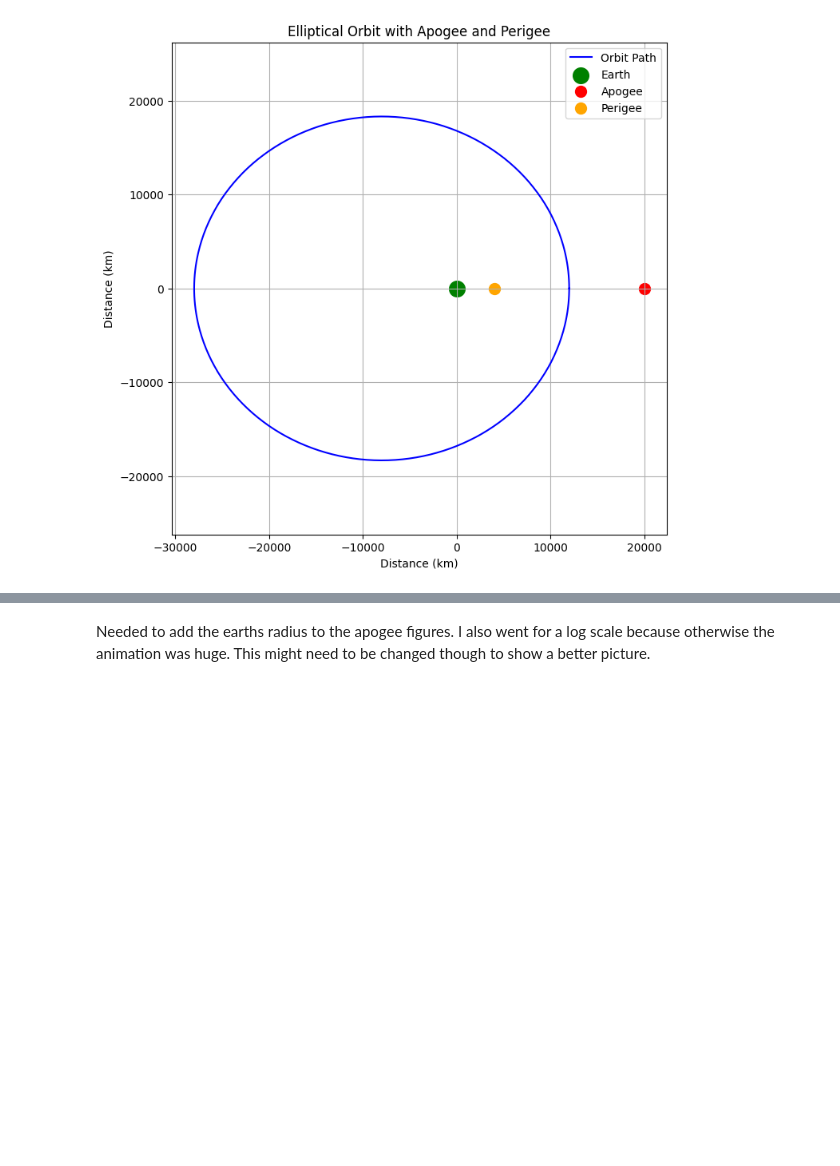
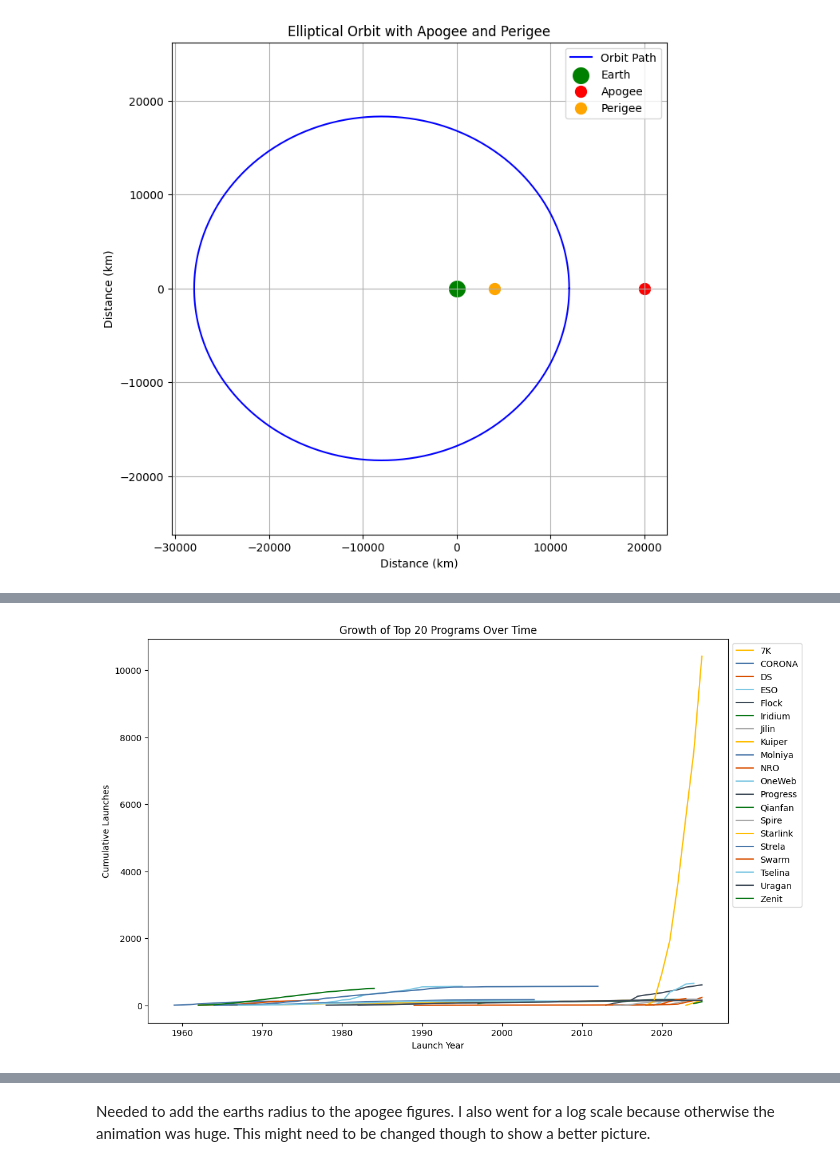
Before and after one commit to daemonchild/cardiffmet-dat5001-visualisation-of-data, a Jupyter notebook: assessment/python/2-dat5001-st20285213-tomrowan-pres1-create-graphs-experiments.ipynb, the cells around one changed output, grey strips where cells are left out. Cells and saved outputs as stored; diff of their text form; code cells hidden in the pictures; blank space fills up the shorter version.

```diff
--- a/assessment/python/2-dat5001-st20285213-tomrowan-pres1-create-graphs-experiments.ipynb
+++ b/assessment/python/2-dat5001-st20285213-tomrowan-pres1-create-graphs-experiments.ipynb
@@ -429,0 +430,38 @@ plt.show()
+# %%
+program_counts = (
+    sdf.groupby(["Program Root", "Launch Year"])
+    .size()
+    .reset_index(name="count")
+)
+
+top_programs = (
+    program_counts.groupby("Program Root")["count"].sum()
+    .nlargest(20)
+    .index
+)
+
+program_counts = program_counts[program_counts["Program Root"].isin(top_programs)]
+
+program_counts = (
+    program_counts
+    .sort_values(["Program Root", "Launch Year"])
+    .groupby("Program Root")
+    .apply(lambda df: df.assign(cumulative=df["count"].cumsum()))
+    .reset_index(drop=True)
+)
+
+
+import matplotlib.pyplot as plt
+
+fig, ax = plt.subplots(figsize=(12,8))
+
+for program, df in program_counts.groupby("Program Root"):
+    ax.plot(df["Launch Year"], df["cumulative"], label=program)
+
+ax.set_title("Growth of Top 20 Programs Over Time")
+ax.set_xlabel("Launch Year")
+ax.set_ylabel("Cumulative Launches")
+ax.legend(loc="upper left", bbox_to_anchor=(1,1))  # put legend outside
+plt.show()
+# %% [output]
+[figure, added]
```
Also changed, not shown: parts of 5 cells of this notebook, 12 other files.
